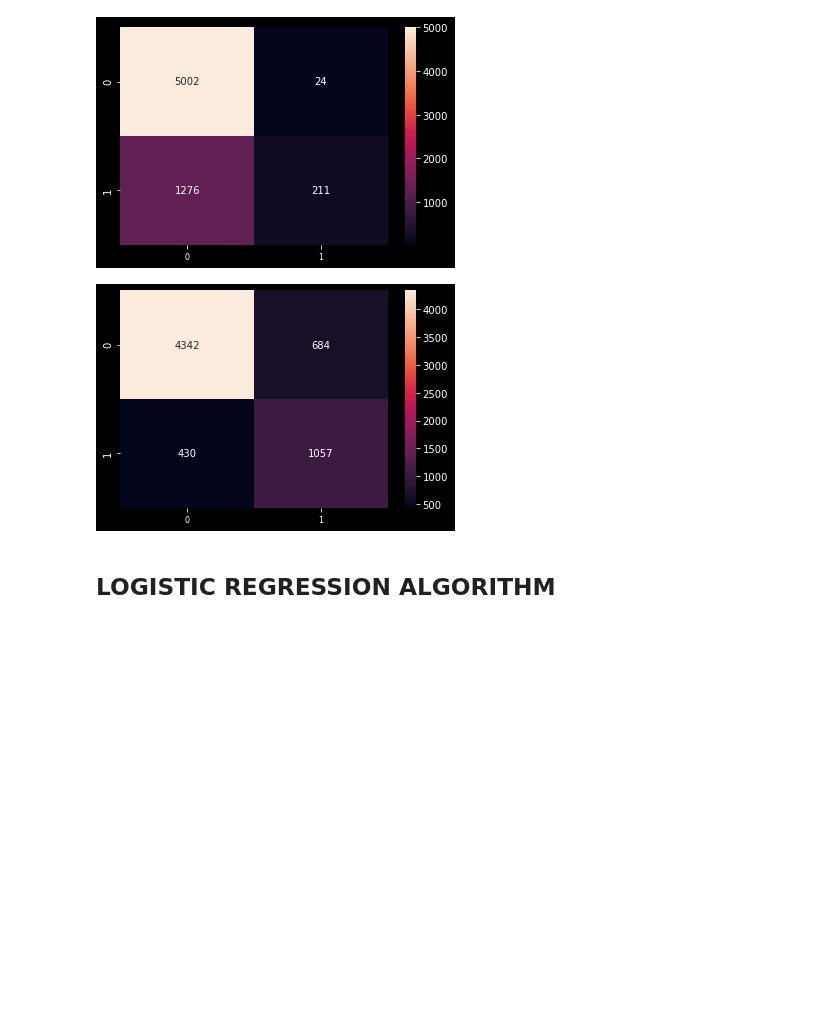
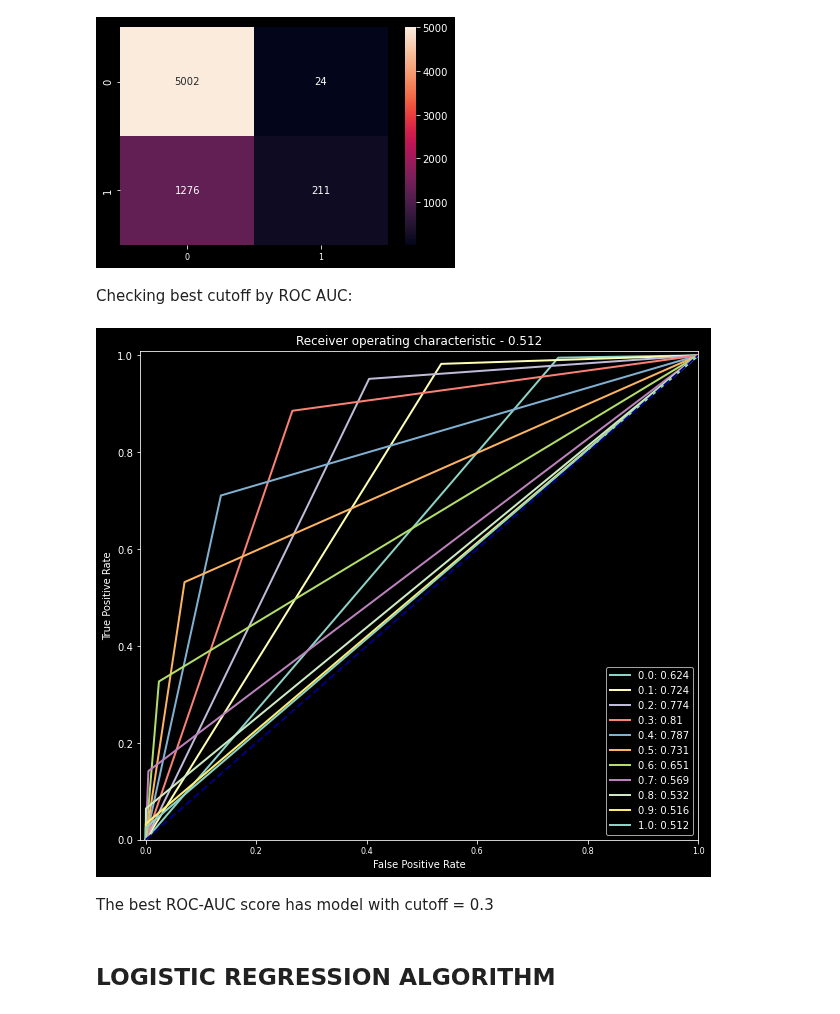
Before and after one commit to agomolka/AdultIncomeAnalysis, a Jupyter notebook: Adult_income_analysis.ipynb, the cells around one changed output. Drawn from its saved outputs; the diff is of its cells as text; code cells hidden in the pictures; blank space fills up the shorter version.

Commit message:
Choosing best cutoff for Linear Regression Classifier

```diff
--- a/Adult_income_analysis.ipynb
+++ b/Adult_income_analysis.ipynb
@@ -768,3 +768,5 @@ y_pred_classes, y_test_lr = lr.predict(X_test, 0.7)
 ConfusionMatrixForLinearRegression(y_test_lr, y_pred_classes, confusionMatrix = False)
 # %% [output]
 [figure]
+# %% [markdown]
+Checking best cutoff by ROC AUC:
@@ -771,14 +809,25 @@ ConfusionMatrixForLinearRegression(y_test_lr, y_pred_classes, confusionMatrix =
 # %%
+listOfPredictions = []
+#split dataset into train and test data
+X_train, X_test, y_train, y_test = train_test_split(X, y, test_size=0.2, random_state=1)
+true = (y_test==1)
 #create object of LinearRegression class
 lr = LinearRegression()
-# Fit the classifier to the data
-lr.fit(X=X_train, y=y_train)
-#classifing prediction by threshold 0.7
-y_pred_classes, y_test_lr = lr.predict(X_test, 0.4)
 
-ConfusionMatrixForLinearRegression(y_test_lr, y_pred_classes, confusionMatrix = False)
+for cutoff in np.arange(0, 1.1, 0.1):
+    # Fit the classifier to the data
+    lr.fit(X=X_train, y=y_train)
+    #classifing prediction by threshold 0.7
+    pred, y_test_lr = lr.predict(X_test, round(cutoff,1))
+    listOfPredictions.append((true, pred, "%.1f" % round(cutoff,1)))
+#     print(listOfPredictions)
+
+#We call the drawing function
+plotROCs(listOfPredictions, debug=True)
 # %% [output]
-[figure, old version]
+[figure, new version]
+# %% [markdown]
+The best ROC-AUC score has model with cutoff = 0.3
 # %% [markdown]
 ## LOGISTIC REGRESSION ALGORITHM
 # %%
```
Also changed, not shown: parts of 2 cells of this notebook, 1 other file.
